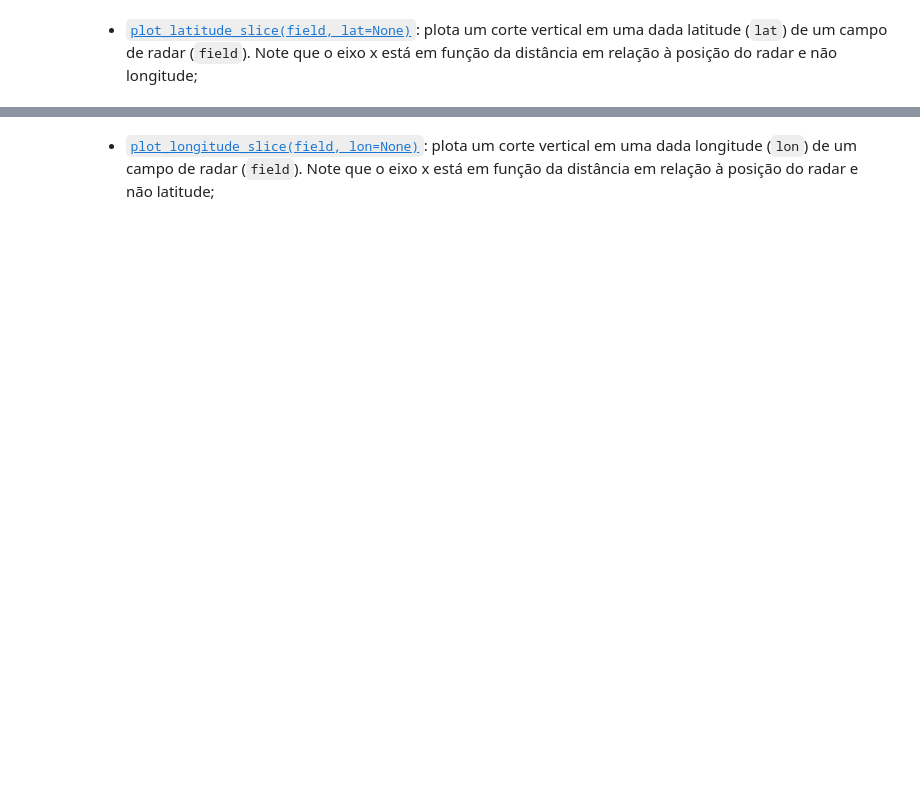
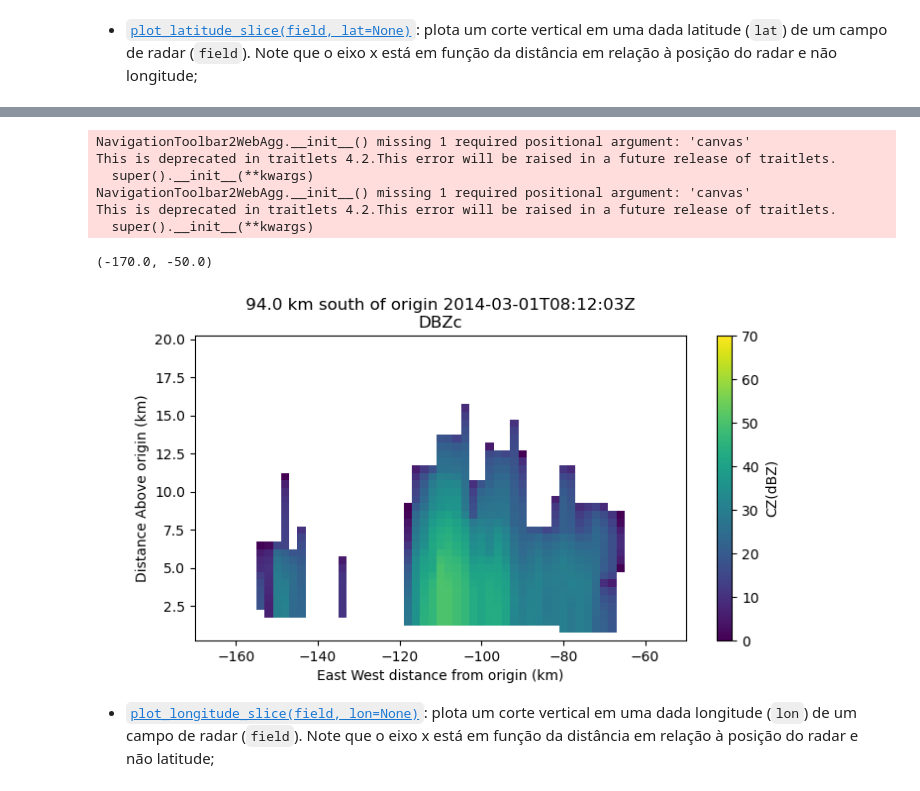
Before and after one commit to LabNuvens/tutoriais-python, a Jupyter notebook: 1.Radar/1.2.visualizando_dados_de_radar.ipynb, the cells around one changed output, grey strips where cells are left out. Cells and saved outputs as stored; diff of their text form; code cells hidden in the pictures; blank space fills up the shorter version.

Commit message:
Adding interactivity in radar visualization

```diff
--- a/1.Radar/1.2.visualizando_dados_de_radar.ipynb
+++ b/1.Radar/1.2.visualizando_dados_de_radar.ipynb
@@ -280,3 +403,20 @@ plt.show()
+# %%
+# Gerando outra versão do plot
+# Com "zoom no sistema"
+# Abrindo a figura
+fig = plt.figure(figsize=(8, 4))
+# Modificando limites do eixo x
+display.plot_latitude_slice(field="DBZc", lat=-4, vmin=0, vmax=70)
+plt.xlim(-170,-50)
+# %% [output]
+NavigationToolbar2WebAgg.__init__() missing 1 required positional argument: 'canvas'
+This is deprecated in traitlets 4.2.This error will be raised in a future release of traitlets.
+  super().__init__(**kwargs)
+NavigationToolbar2WebAgg.__init__() missing 1 required positional argument: 'canvas'
+This is deprecated in traitlets 4.2.This error will be raised in a future release of traitlets.
+  super().__init__(**kwargs)
+(-170.0, -50.0)
+[figure, added]
 # %% [markdown]
 - [`plot_longitude_slice(field, lon=None)`](https://arm-doe.github.io/pyart/API/generated/pyart.graph.GridMapDisplay.plot_longitude_slice.html#pyart.graph.GridMapDisplay.plot_longitude_slice): plota um corte vertical em uma dada longitude (`lon`) de um campo de radar (`field`). Note que o eixo x está em função da distância em relação à posição do radar e não latitude;
 # %%
```
Also changed, not shown: parts of 21 cells of this notebook.
